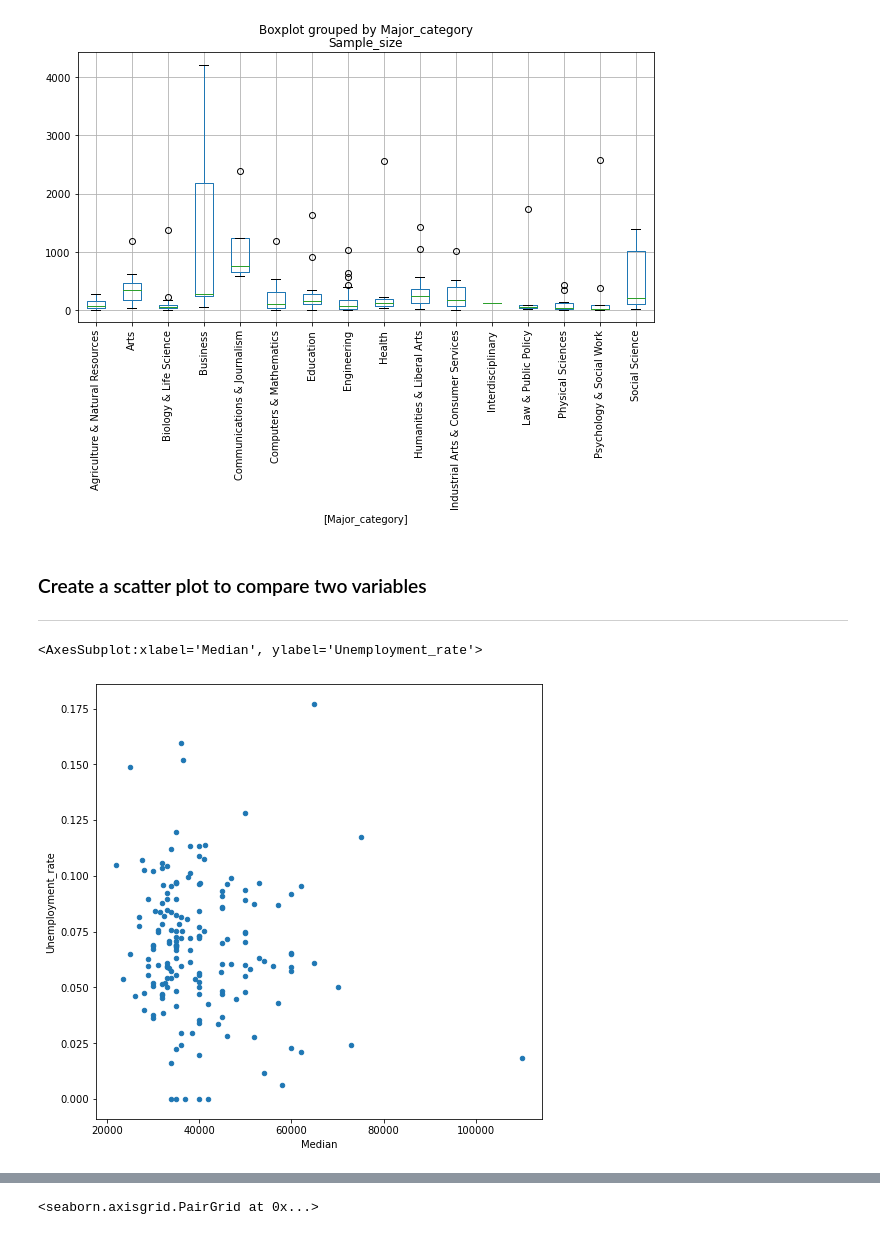
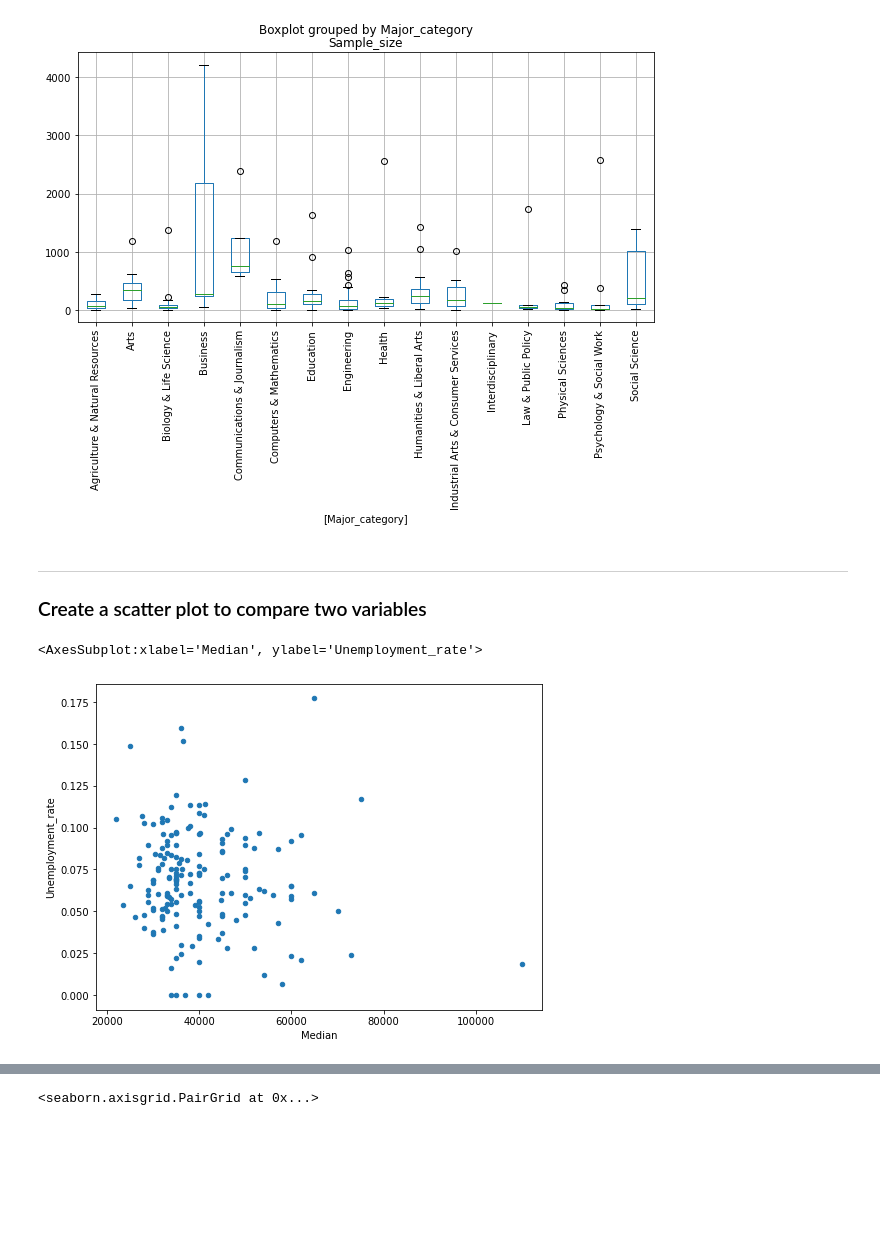
Before and after one commit to datakick-analytics/datakick_platform, a Jupyter notebook: TUTORIALS/3 - Data Exploration/Data visualizations/common_data_visualizations.ipynb, the cells around one changed output, grey strips where cells are left out. Drawn from its saved outputs; the diff is of its cells as text; code cells hidden in the pictures; blank space fills up the shorter version.

```diff
--- a/TUTORIALS/3 - Data Exploration/Data visualizations/common_data_visualizations.ipynb
+++ b/TUTORIALS/3 - Data Exploration/Data visualizations/common_data_visualizations.ipynb
@@ -75,14 +73,14 @@ ax.set_xticklabels(ax.get_xticklabels(), rotation=90)
  Text(16, 0, 'Social Science')]
 [figure]
 # %% [markdown]
+-------------------------
 ### Create a scatter plot to compare two variables
--------------------------
 # %%
 x_col = 'Median'
 y_col = 'Unemployment_rate'
 
-df.plot(kind='scatter', x=x_col, y=y_col, figsize=(8,8))
+df.plot(kind='scatter', x=x_col, y=y_col, figsize=(8,6))
 # %% [output]
 <AxesSubplot:xlabel='Median', ylabel='Unemployment_rate'>
-[figure, old version]
+[figure, new version]
 # %% [markdown]
```
Also changed, not shown: parts of 9 cells of this notebook, 37 other files.
